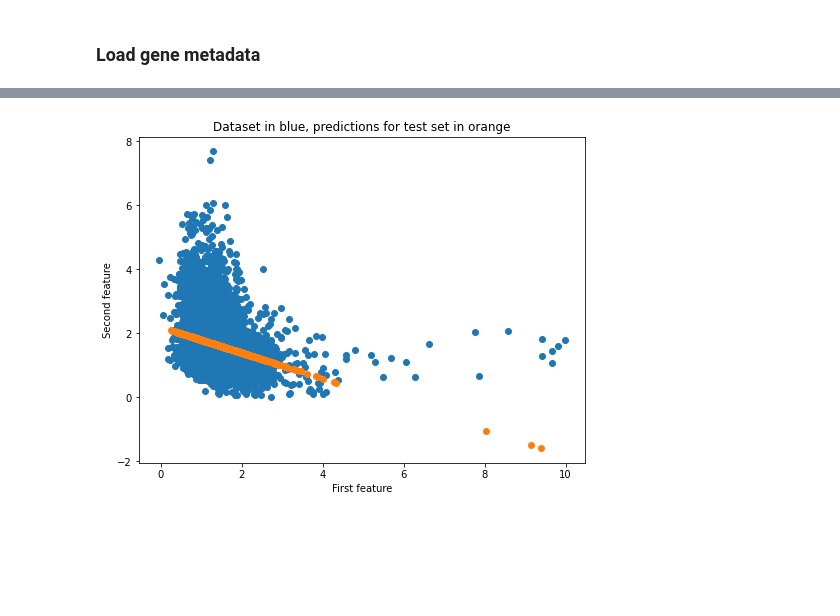
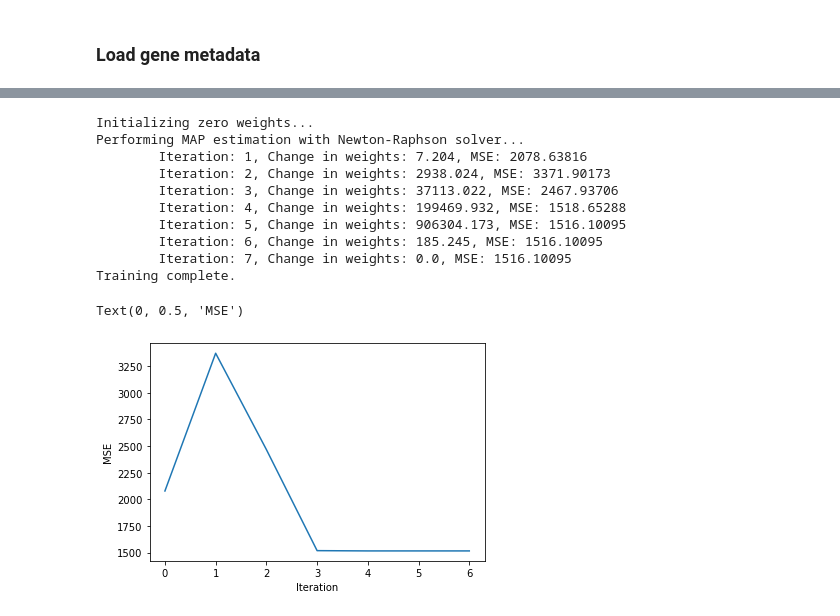
Before and after one commit to j-berg/CS6190, a Jupyter notebook: bin/test-environment-py.ipynb, the cells around one changed output, grey strips where cells are left out. Cells and saved outputs as stored; diff of their text form; code cells hidden in the pictures; blank space fills up the shorter version.

```diff
--- a/bin/test-environment-py.ipynb
+++ b/bin/test-environment-py.ipynb
@@ -40,3 +34,0 @@ Train data dimensions: (5370, 7457)
-# %%
-test = data.drop(train.columns, axis=1)
-print("Test data dimensions:", test.shape)
@@ -195,3 +47,0 @@ Shape y_test: (1865, 1)
-# %%
-X_train = X_train[:, np.newaxis]
-X_test = X_test[:, np.newaxis]
@@ -298,12 +47,0 @@ Error on test set: 0.7806
-# %%
-# Plot the test predictions
-
-fig = plt.figure(figsize=(8,6))
-plt.title("Dataset in blue, predictions for test set in orange")
-plt.scatter(X_train, y_train)
-plt.scatter(X_test, y_p_test)
-plt.xlabel("First feature")
-plt.ylabel("Second feature")
-plt.show()
-# %% [output]
-[figure, removed]
@@ -309,0 +61,50 @@ plt.show()
+# %%
+def split_data(data, label_names, test_fraction=0.2, random_state=42):
+    """Split input data into training and testing sets
+
+    data        <pd.DataFrame> : Expects dataframe with genes as columns and samples as rows
+    label_names <array>        : List of name(s) that are labels
+    """
+
+    test = data.sample(
+        frac=test_fraction,
+        random_state=random_state,
+        axis=0)
+    train = data.loc[~data.index.isin(test.index)]
+
+    X_test = test[test.columns.difference(label_names)]
+    y_test = test[label_names]
+
+    X_train = train[train.columns.difference(label_names)]
+    y_train = train[label_names]
+
+    feature_labels = [X_test.columns.tolist(), y_test.columns.tolist()]
+
+    return np.array(X_train), np.array(X_test), np.array(y_train), np.array(y_test), feature_labels
+# %%
+X_train, X_test, y_train, y_test, feature_labels = split_data(data, [_this], test_fraction=0.3)
+# %%
+final_weights1, mse_record = newton_solver(
+    training_data=X_train,
+    training_labels=y_train,
+    test_data=X_test,
+    test_labels=y_test,
+    initialization_type="zero",
+    regression_type="logistic")
+
+plt.plot([i for i in range(len(mse_record))], mse_record)
+plt.xlabel("Iteration")
+plt.ylabel("MSE")
+# %% [output]
+Initializing zero weights...
+Performing MAP estimation with Newton-Raphson solver...
+        Iteration: 1, Change in weights: 7.204, MSE: 2078.63816
+        Iteration: 2, Change in weights: 2938.024, MSE: 3371.90173
+        Iteration: 3, Change in weights: 37113.022, MSE: 2467.93706
+        Iteration: 4, Change in weights: 199469.932, MSE: 1518.65288
+        Iteration: 5, Change in weights: 906304.173, MSE: 1516.10095
+        Iteration: 6, Change in weights: 185.245, MSE: 1516.10095
+        Iteration: 7, Change in weights: 0.0, MSE: 1516.10095
+Training complete.
+Text(0, 0.5, 'MSE')
+[figure, added]
```
Also changed, not shown: parts of 29 cells of this notebook, 1 other file.
